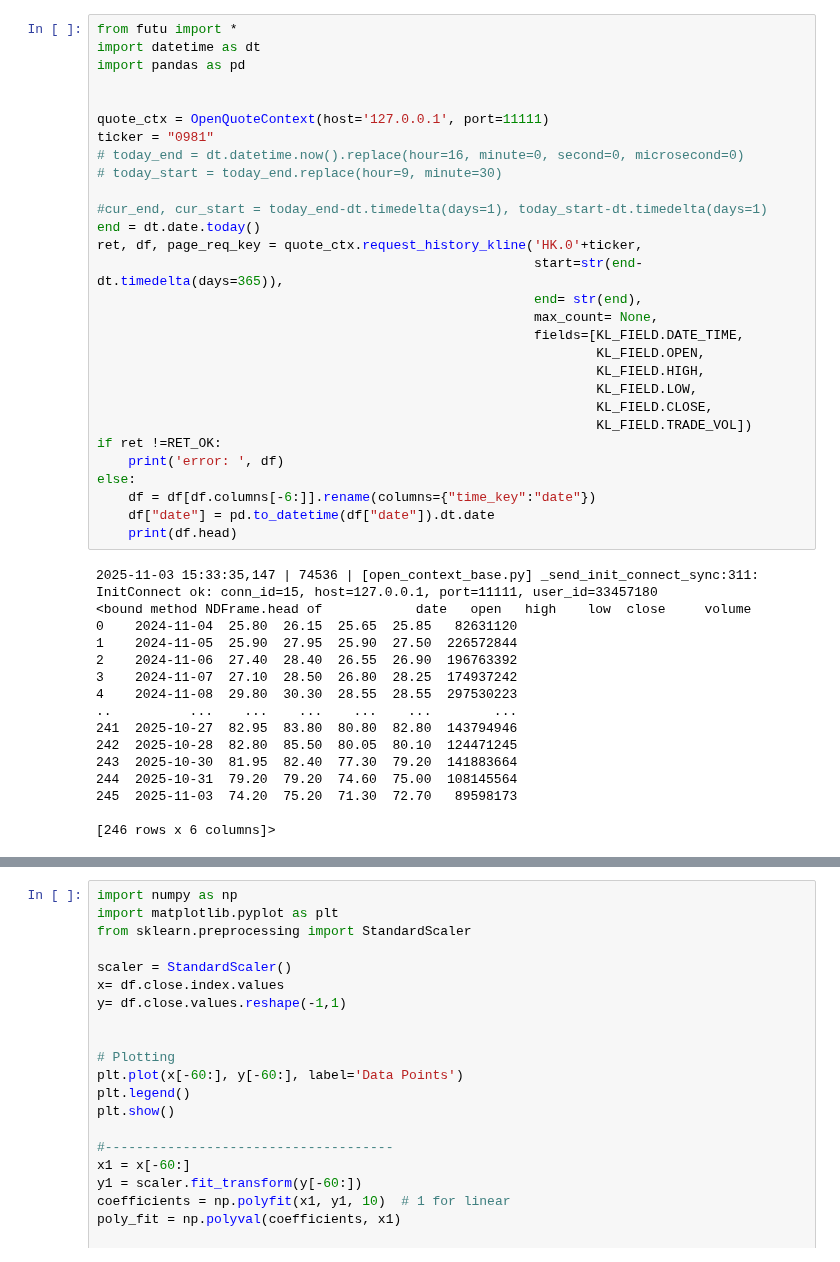
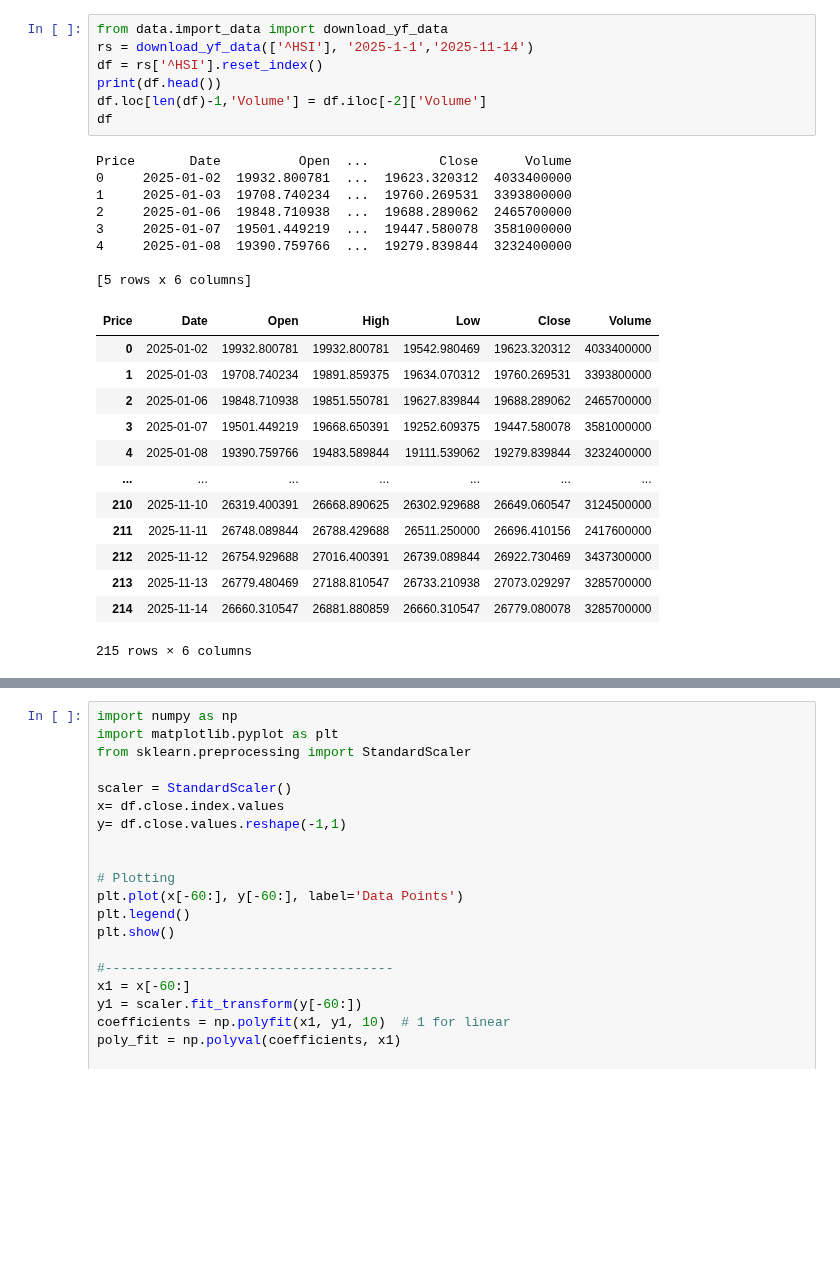
Before and after one commit to menglyu123/trading-signal-streamlit-dashboard, a Jupyter notebook: test.ipynb, the cells around one changed output, grey strips where cells are left out. Saved outputs shown, nothing was run; the diff lists cells and outputs as text; blank space fills up the shorter version.

```diff
--- a/test.ipynb
+++ b/test.ipynb
@@ -1,45 +1,29 @@
-# %%
-from futu import *
-import datetime as dt
-import pandas as pd
-
-
-quote_ctx = OpenQuoteContext(host='127.0.0.1', port=11111)
-ticker = "0981"
-# today_end = dt.datetime.now().replace(hour=16, minute=0, second=0, microsecond=0)
-# today_start = today_end.replace(hour=9, minute=30)
-
-#cur_end, cur_start = today_end-dt.timedelta(days=1), today_start-dt.timedelta(days=1)
-end = dt.date.today()
-ret, df, page_req_key = quote_ctx.request_history_kline('HK.0'+ticker,
-                                                        start=str(end-dt.timedelta(days=365)),
-                                                        end= str(end),
-                                                        max_count= None,
-                                                        fields=[KL_FIELD.DATE_TIME,
-                                                                KL_FIELD.OPEN,
-                                                                KL_FIELD.HIGH,
-                                                                KL_FIELD.LOW,
-                                                                KL_FIELD.CLOSE,
-                                                                KL_FIELD.TRADE_VOL])
-if ret !=RET_OK:
-    print('error: ', df)
-else:
-    df = df[df.columns[-6:]].rename(columns={"time_key":"date"})
-    df["date"] = pd.to_datetime(df["date"]).dt.date
-    print(df.head)
-# %% [output]
-2025-11-03 15:33:35,147 | 74536 | [open_context_base.py] _send_init_connect_sync:311: InitConnect ok: conn_id=15, host=127.0.0.1, port=11111, user_id=33457180
-<bound method NDFrame.head of            date   open   high    low  close     volume
-0    2024-11-04  25.80  26.15  25.65  25.85   82631120
-1    2024-11-05  25.90  27.95  25.90  27.50  226572844
-2    2024-11-06  27.40  28.40  26.55  26.90  196763392
-3    2024-11-07  27.10  28.50  26.80  28.25  174937242
-4    2024-11-08  29.80  30.30  28.55  28.55  297530223
-..          ...    ...    ...    ...    ...        ...
-241  2025-10-27  82.95  83.80  80.80  82.80  143794946
-242  2025-10-28  82.80  85.50  80.05  80.10  124471245
-243  2025-10-30  81.95  82.40  77.30  79.20  141883664
-244  2025-10-31  79.20  79.20  74.60  75.00  108145564
-245  2025-11-03  74.20  75.20  71.30  72.70   89598173
-
-[246 rows x 6 columns]>
+# %%
+from data.import_data import download_yf_data
+rs = download_yf_data(['^HSI'], '2025-1-1','2025-11-14')
+df = rs['^HSI'].reset_index()
+print(df.head())
+df.loc[len(df)-1,'Volume'] = df.iloc[-2]['Volume']
+df
+# %% [output]
+Price       Date          Open  ...         Close      Volume
+0     2025-01-02  19932.800781  ...  19623.320312  4033400000
+1     2025-01-03  19708.740234  ...  19760.269531  3393800000
+2     2025-01-06  19848.710938  ...  19688.289062  2465700000
+3     2025-01-07  19501.449219  ...  19447.580078  3581000000
+4     2025-01-08  19390.759766  ...  19279.839844  3232400000
+
+[5 rows x 6 columns]
+| Price | Date | Open | High | Low | Close | Volume |
+| 0 | 2025-01-02 | 19932.800781 | 19932.800781 | 19542.980469 | 19623.320312 | 4033400000 |
+| 1 | 2025-01-03 | 19708.740234 | 19891.859375 | 19634.070312 | 19760.269531 | 3393800000 |
+| 2 | 2025-01-06 | 19848.710938 | 19851.550781 | 19627.839844 | 19688.289062 | 2465700000 |
+| 3 | 2025-01-07 | 19501.449219 | 19668.650391 | 19252.609375 | 19447.580078 | 3581000000 |
+| 4 | 2025-01-08 | 19390.759766 | 19483.589844 | 19111.539062 | 19279.839844 | 3232400000 |
+| ... | ... | ... | ... | ... | ... | ... |
+| 210 | 2025-11-10 | 26319.400391 | 26668.890625 | 26302.929688 | 26649.060547 | 3124500000 |
+| 211 | 2025-11-11 | 26748.089844 | 26788.429688 | 26511.250000 | 26696.410156 | 2417600000 |
+| 212 | 2025-11-12 | 26754.929688 | 27016.400391 | 26739.089844 | 26922.730469 | 3437300000 |
+| 213 | 2025-11-13 | 26779.480469 | 27188.810547 | 26733.210938 | 27073.029297 | 3285700000 |
+| 214 | 2025-11-14 | 26660.310547 | 26881.880859 | 26660.310547 | 26779.080078 | 3285700000 |
+215 rows × 6 columns
```
Also changed, not shown: parts of 8 cells of this notebook, 3 other files.
